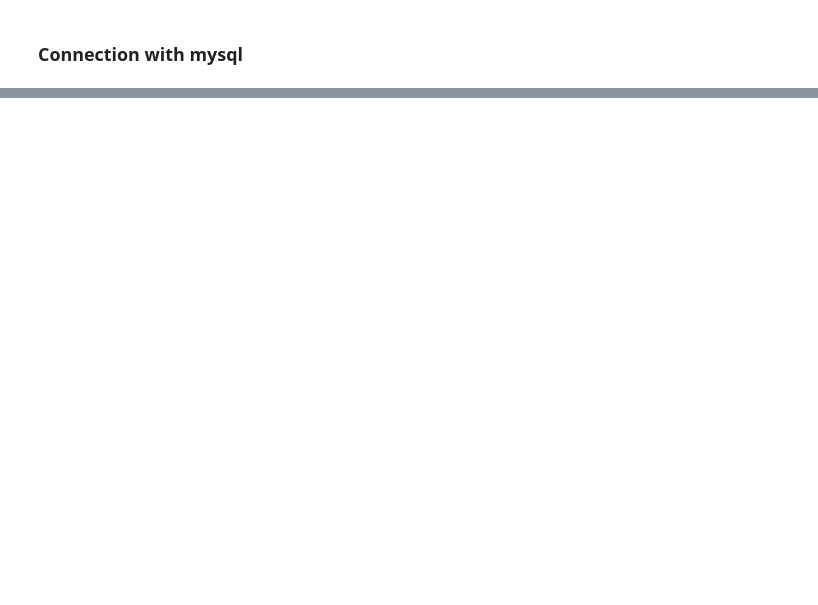
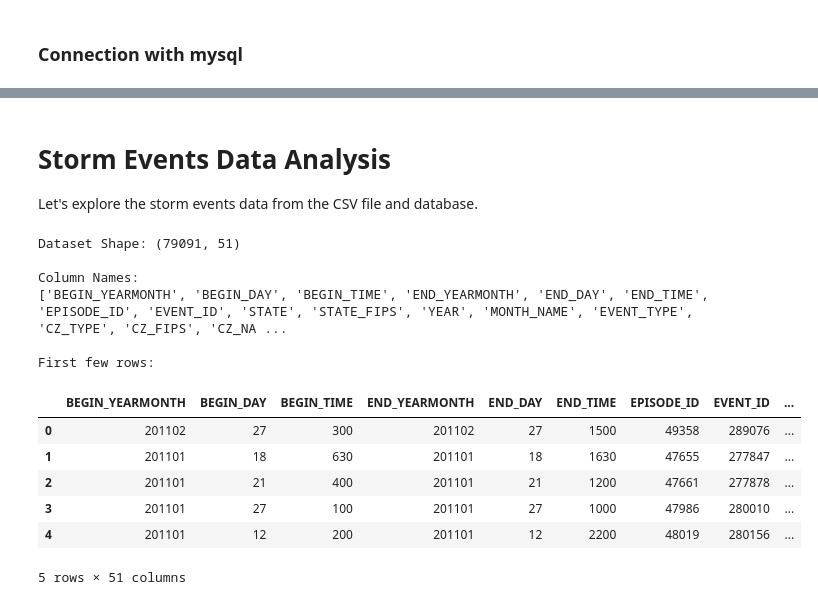
Before and after one commit to TribotCoder/Final-Project, a Jupyter notebook: cap4770_mysql.ipynb, the cells around one changed output, grey strips where cells are left out. Saved outputs shown, nothing was run; the diff lists cells and outputs as text; code cells hidden in the pictures; blank space fills up the shorter version.

```diff
--- a/cap4770_mysql.ipynb
+++ b/cap4770_mysql.ipynb
@@ -150,0 +45,28 @@ Movie.query("Budget > Gross")[['Title', 'ReleaseDate']]
+# %% [markdown]
+# Storm Events Data Analysis
+
+Let's explore the storm events data from the CSV file and database.
+# %%
+# Read the storm events CSV file directly
+storm_df = pd.read_csv('StormEvents_details-ftp_v1.0_d2011_c20250520.csv')
+
+# Display basic information about the dataset
+print("Dataset Shape:", storm_df.shape)
+print("\nColumn Names:")
+print(storm_df.columns.tolist())
+print("\nFirst few rows:")
+storm_df.head()
+# %% [output]
+Dataset Shape: (79091, 51)
+
+Column Names:
+['BEGIN_YEARMONTH', 'BEGIN_DAY', 'BEGIN_TIME', 'END_YEARMONTH', 'END_DAY', 'END_TIME', 'EPISODE_ID', 'EVENT_ID', 'STATE', 'STATE_FIPS', 'YEAR', 'MONTH_NAME', 'EVENT_TYPE', 'CZ_TYPE', 'CZ_FIPS', 'CZ_NA ...
+
+First few rows:
+|  | BEGIN_YEARMONTH | BEGIN_DAY | BEGIN_TIME | END_YEARMONTH | END_DAY | END_TIME | EPISODE_ID | EVENT_ID | ... |
+| 0 | 201102 | 27 | 300 | 201102 | 27 | 1500 | 49358 | 289076 | ... |
+| 1 | 201101 | 18 | 630 | 201101 | 18 | 1630 | 47655 | 277847 | ... |
+| 2 | 201101 | 21 | 400 | 201101 | 21 | 1200 | 47661 | 277878 | ... |
+| 3 | 201101 | 27 | 100 | 201101 | 27 | 1000 | 47986 | 280010 | ... |
+| 4 | 201101 | 12 | 200 | 201101 | 12 | 2200 | 48019 | 280156 | ... |
+5 rows × 51 columns
```
Also changed, not shown: parts of 37 cells of this notebook, 1 other file.
